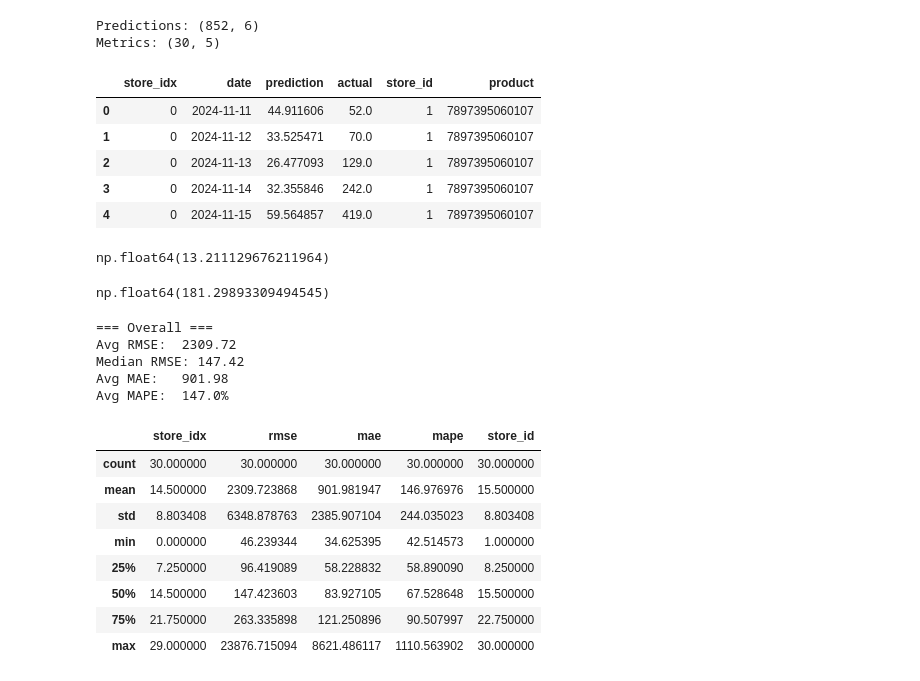
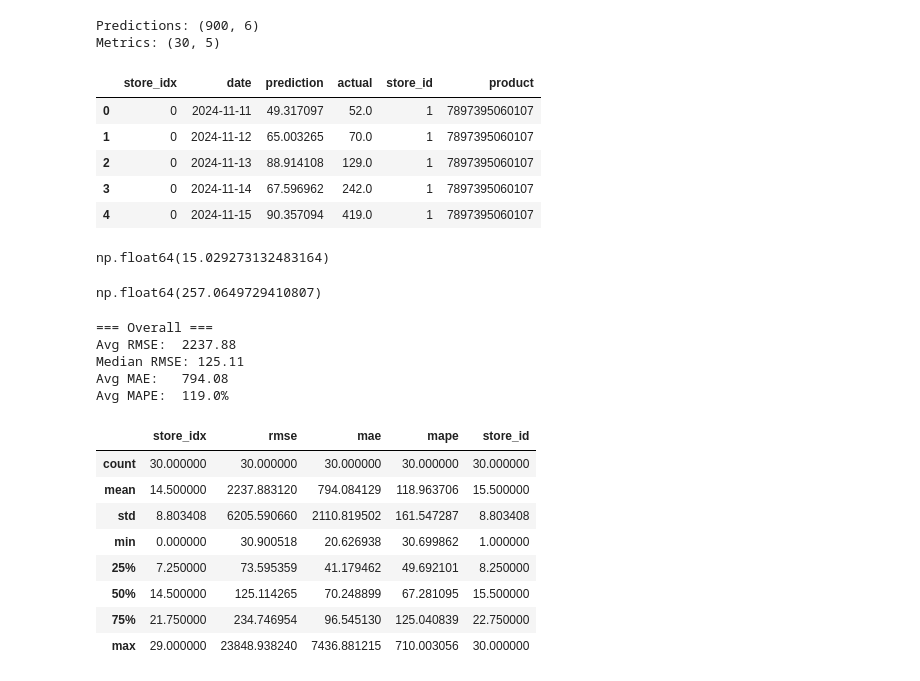
Before and after one commit to SantiagoRomanoOddone/forecasting-at-scale, a Jupyter notebook: notebooks/analyze_results.ipynb, the cells around one changed output. Cells and saved outputs as stored; diff of their text form; code cells hidden in the pictures.

```diff
--- a/notebooks/analyze_results.ipynb
+++ b/notebooks/analyze_results.ipynb
@@ -1,35 +1,35 @@
 # %%
 import pandas as pd
 import matplotlib.pyplot as plt
 
 
-# predictions = pd.read_csv('../results/test_predictions.csv')
-# metrics = pd.read_csv('../results/test_metrics.csv')
+predictions = pd.read_csv('../results/test_predictions.csv')
+metrics = pd.read_csv('../results/test_metrics.csv')
 
 
-predictions = pd.read_csv('/Users/sr/Documents/code/forecasting-at-scale/results/test_xgboost_predictions.csv')
-metrics = pd.read_csv('/Users/sr/Documents/code/forecasting-at-scale/results/test_xgboost_metrics.csv')
+# predictions = pd.read_csv('/Users/sr/Documents/code/forecasting-at-scale/results/test_xgboost_predictions.csv')
+# metrics = pd.read_csv('/Users/sr/Documents/code/forecasting-at-scale/results/test_xgboost_metrics.csv')
 
 print(f'Predictions: {predictions.shape}')
 print(f'Metrics: {metrics.shape}')
 predictions.head()
 # %% [output]
-Predictions: (852, 6)
+Predictions: (900, 6)
 Metrics: (30, 5)
 |  | store_idx | date | prediction | actual | store_id | product |
-| 0 | 0 | 2024-11-11 | 44.911606 | 52.0 | 1 | 7897395060107 |
-| 1 | 0 | 2024-11-12 | 33.525471 | 70.0 | 1 | 7897395060107 |
-| 2 | 0 | 2024-11-13 | 26.477093 | 129.0 | 1 | 7897395060107 |
-| 3 | 0 | 2024-11-14 | 32.355846 | 242.0 | 1 | 7897395060107 |
-| 4 | 0 | 2024-11-15 | 59.564857 | 419.0 | 1 | 7897395060107 |
+| 0 | 0 | 2024-11-11 | 49.317097 | 52.0 | 1 | 7897395060107 |
+| 1 | 0 | 2024-11-12 | 65.003265 | 70.0 | 1 | 7897395060107 |
+| 2 | 0 | 2024-11-13 | 88.914108 | 129.0 | 1 | 7897395060107 |
+| 3 | 0 | 2024-11-14 | 67.596962 | 242.0 | 1 | 7897395060107 |
+| 4 | 0 | 2024-11-15 | 90.357094 | 419.0 | 1 | 7897395060107 |
 # %%
 predictions[predictions['store_id']==16]['prediction'].mean()
 # %% [output]
-np.float64(13.211129676211964)
+np.float64(15.029273132483164)
 # %%
 predictions[predictions['store_id']==15]['prediction'].mean()
 # %% [output]
-np.float64(181.29893309494545)
+np.float64(257.0649729410807)
 # %%
 # Overall metrics summary
 print('=== Overall ===')
@@ -41,16 +41,16 @@ print()
 metrics.describe()
 # %% [output]
 === Overall ===
-Avg RMSE:  2309.72
-Median RMSE: 147.42
-Avg MAE:   901.98
-Avg MAPE:  147.0%
+Avg RMSE:  2237.88
+Median RMSE: 125.11
+Avg MAE:   794.08
+Avg MAPE:  119.0%
 |  | store_idx | rmse | mae | mape | store_id |
 | count | 30.000000 | 30.000000 | 30.000000 | 30.000000 | 30.000000 |
-| mean | 14.500000 | 2309.723868 | 901.981947 | 146.976976 | 15.500000 |
-| std | 8.803408 | 6348.878763 | 2385.907104 | 244.035023 | 8.803408 |
-| min | 0.000000 | 46.239344 | 34.625395 | 42.514573 | 1.000000 |
-| 25% | 7.250000 | 96.419089 | 58.228832 | 58.890090 | 8.250000 |
-| 50% | 14.500000 | 147.423603 | 83.927105 | 67.528648 | 15.500000 |
-| 75% | 21.750000 | 263.335898 | 121.250896 | 90.507997 | 22.750000 |
-| max | 29.000000 | 23876.715094 | 8621.486117 | 1110.563902 | 30.000000 |
+| mean | 14.500000 | 2237.883120 | 794.084129 | 118.963706 | 15.500000 |
+| std | 8.803408 | 6205.590660 | 2110.819502 | 161.547287 | 8.803408 |
+| min | 0.000000 | 30.900518 | 20.626938 | 30.699862 | 1.000000 |
+| 25% | 7.250000 | 73.595359 | 41.179462 | 49.692101 | 8.250000 |
+| 50% | 14.500000 | 125.114265 | 70.248899 | 67.281095 | 15.500000 |
+| 75% | 21.750000 | 234.746954 | 96.545130 | 125.040839 | 22.750000 |
+| max | 29.000000 | 23848.938240 | 7436.881215 | 710.003056 | 30.000000 |
```
Also changed, not shown: parts of 6 cells of this notebook, 3 other files.
